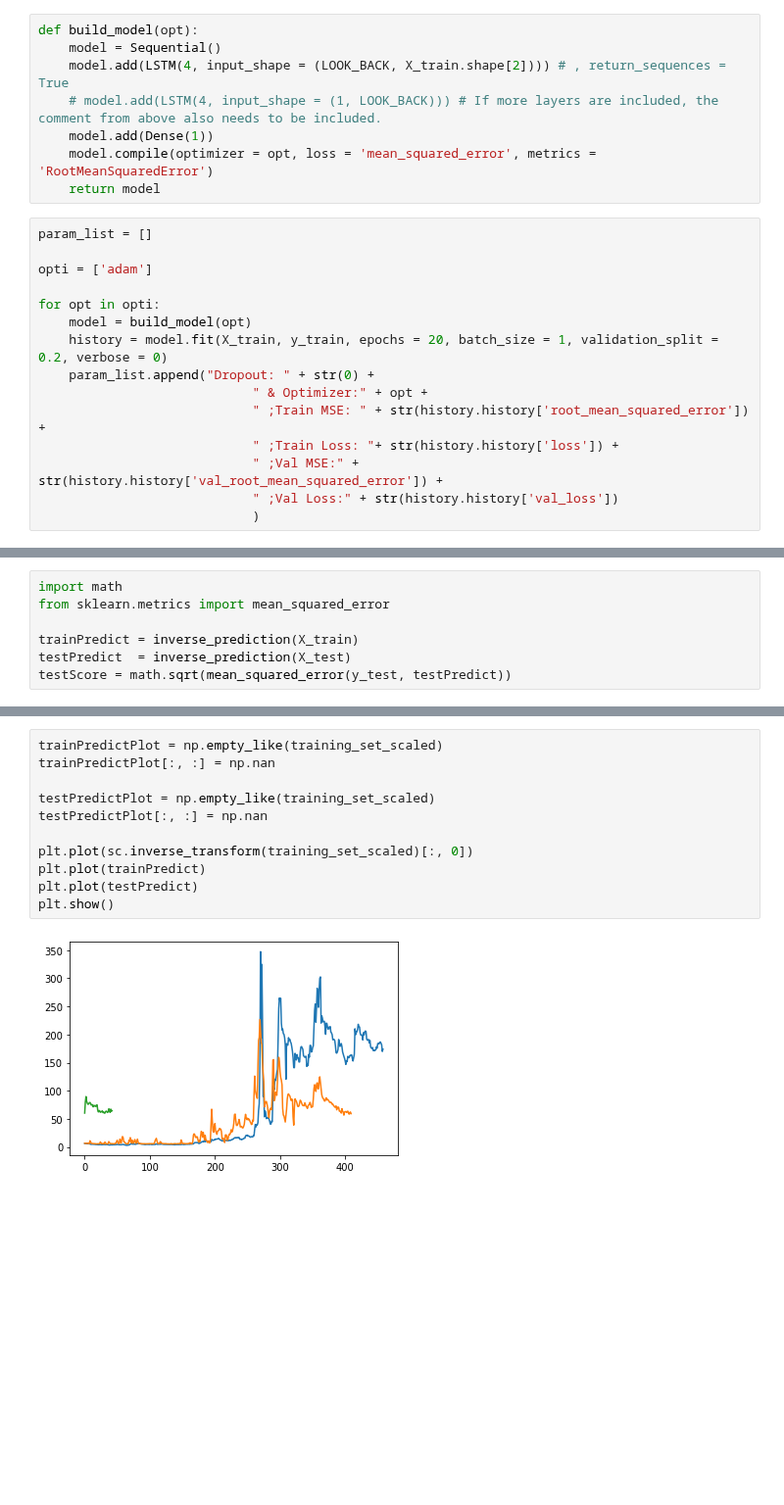
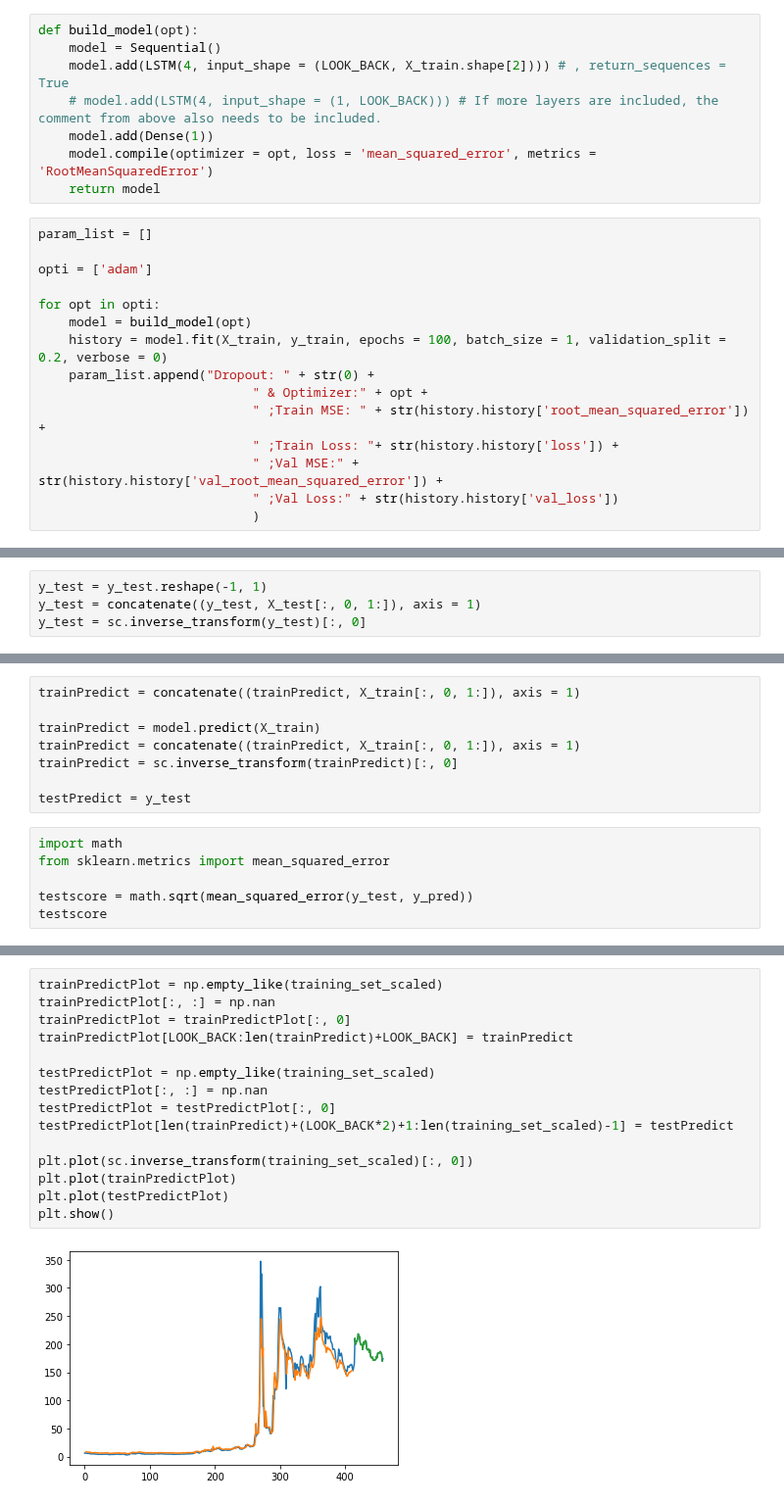
Before and after one commit to StefanWinterToo/Master-Thesis, a Jupyter notebook: App/LSTM_Predictor_WithSentiment.ipynb, the cells around one changed output, grey strips where cells are left out. Shown at 98% size. Drawn from its saved outputs; the diff is of its cells as text; blank space fills up the shorter version.

```diff
--- a/App/LSTM_Predictor_WithSentiment.ipynb
+++ b/App/LSTM_Predictor_WithSentiment.ipynb
@@ -108,7 +133,7 @@ opti = ['adam']
 
 for opt in opti:
     model = build_model(opt)
-    history = model.fit(X_train, y_train, epochs = 20, batch_size = 1, validation_split = 0.2, verbose = 0)
+    history = model.fit(X_train, y_train, epochs = 100, batch_size = 1, validation_split = 0.2, verbose = 0)
     param_list.append("Dropout: " + str(0) +
                             " & Optimizer:" + opt +
                             " ;Train MSE: " + str(history.history['root_mean_squared_error']) +
@@ -155,0 +173,4 @@ y_test = sc.inverse_transform(y_test)[:, 0]
+# %%
+y_test = y_test.reshape(-1, 1)
+y_test = concatenate((y_test, X_test[:, 0, 1:]), axis = 1)
+y_test = sc.inverse_transform(y_test)[:, 0]
@@ -156,7 +182,14 @@ y_test = sc.inverse_transform(y_test)[:, 0]
+# %%
+trainPredict = concatenate((trainPredict, X_train[:, 0, 1:]), axis = 1)
+
+trainPredict = model.predict(X_train)
+trainPredict = concatenate((trainPredict, X_train[:, 0, 1:]), axis = 1)
+trainPredict = sc.inverse_transform(trainPredict)[:, 0]
+
+testPredict = y_test
 # %%
 import math
 from sklearn.metrics import mean_squared_error
 
-trainPredict = inverse_prediction(X_train)
-testPredict  = inverse_prediction(X_test)
-testScore = math.sqrt(mean_squared_error(y_test, testPredict))
+testscore = math.sqrt(mean_squared_error(y_test, y_pred))
+testscore
@@ -167,13 +198,17 @@ testScore
 # %%
 trainPredictPlot = np.empty_like(training_set_scaled)
 trainPredictPlot[:, :] = np.nan
+trainPredictPlot = trainPredictPlot[:, 0]
+trainPredictPlot[LOOK_BACK:len(trainPredict)+LOOK_BACK] = trainPredict
 
 testPredictPlot = np.empty_like(training_set_scaled)
 testPredictPlot[:, :] = np.nan
+testPredictPlot = testPredictPlot[:, 0]
+testPredictPlot[len(trainPredict)+(LOOK_BACK*2)+1:len(training_set_scaled)-1] = testPredict
 
 plt.plot(sc.inverse_transform(training_set_scaled)[:, 0])
-plt.plot(trainPredict)
-plt.plot(testPredict)
+plt.plot(trainPredictPlot)
+plt.plot(testPredictPlot)
 plt.show()
 # %% [output]
-[figure, old version]
+[figure, new version]
```
Also changed, not shown: parts of 15 cells of this notebook.
